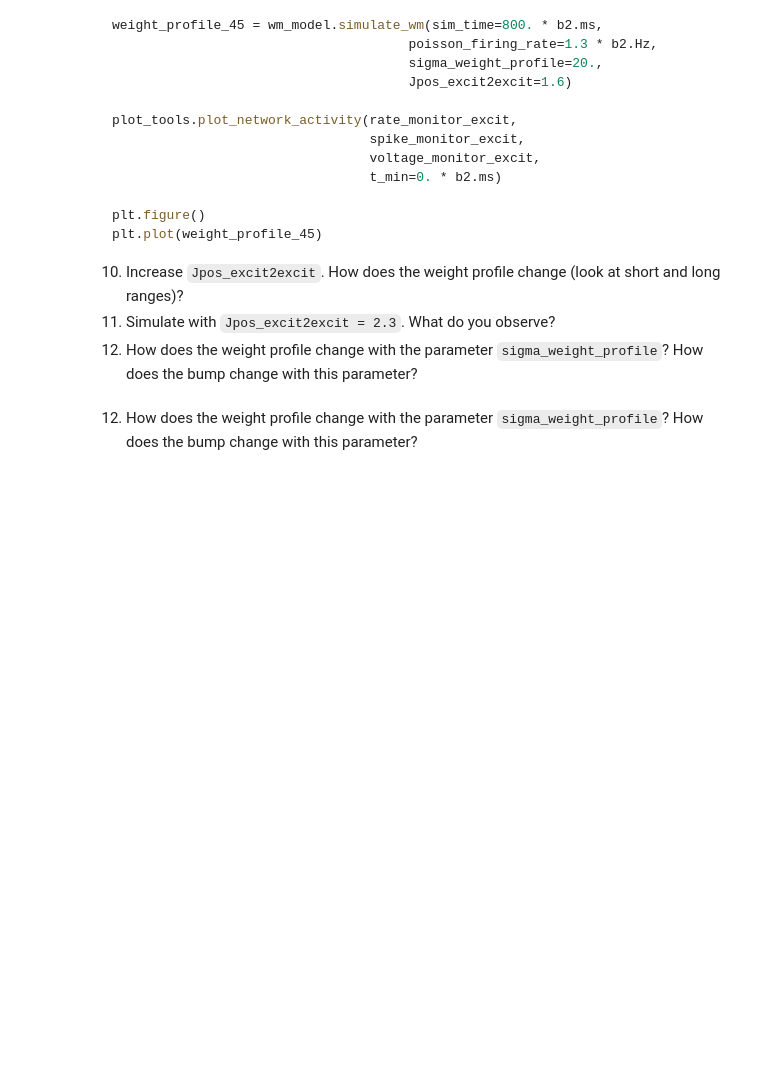
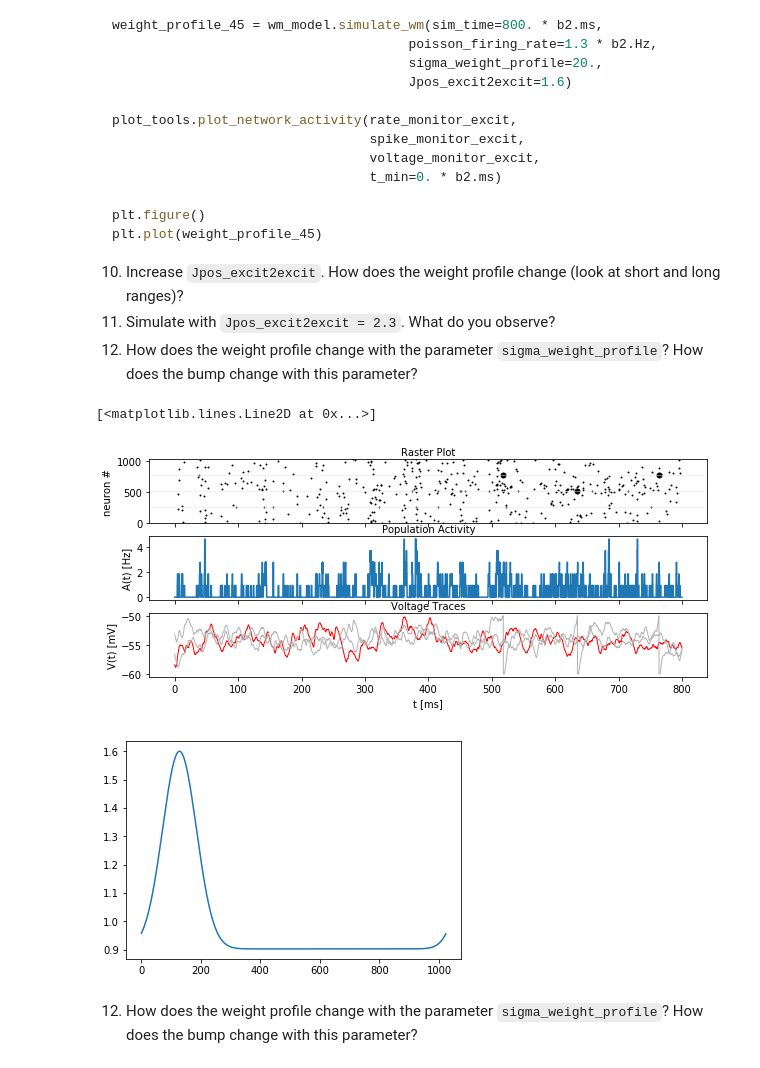
Before and after one commit to mackelab/msne-lsmlsda-2019, a Jupyter notebook: your-code/project3_MeMa/03_spatial_working_memory.ipynb, the cells around one changed output. Drawn from its saved outputs; the diff is of its cells as text; code cells hidden in the pictures; blank space fills up the shorter version.

```diff
--- a/your-code/project3_MeMa/03_spatial_working_memory.ipynb
+++ b/your-code/project3_MeMa/03_spatial_working_memory.ipynb
@@ -180,3 +174,35 @@ plt.plot(weight_profile_45)
 10.   Increase `Jpos_excit2excit`. How does the weight profile change (look at short and long ranges)?
 11.   Simulate with `Jpos_excit2excit = 2.3`. What do you observe?
 12.   How does the weight profile change with the parameter `sigma_weight_profile`? How does the bump change with this parameter?
+# %%
+%matplotlib inline
+import brian2 as b2
+from neurodynex.working_memory_network import wm_model
+from neurodynex.tools import plot_tools
+import matplotlib.pyplot as plt
+
+
+rate_monitor_excit,\
+spike_monitor_excit,\
+voltage_monitor_excit,\
+idx_monitored_neurons_excit,\
+rate_monitor_inhib,\
+spike_monitor_inhib,\
+voltage_monitor_inhib,\
+idx_monitored_neurons_inhib,\
+weight_profile_45 = wm_model.simulate_wm(sim_time=800. * b2.ms,
+                                      poisson_firing_rate=1.3 * b2.Hz,
+                                      sigma_weight_profile=20.,
+                                      Jpos_excit2excit=1.6)
+
+plot_tools.plot_network_activity(rate_monitor_excit,
+                                 spike_monitor_excit,
+                                 voltage_monitor_excit,
+                                 t_min=0. * b2.ms)
+
+plt.figure()
+plt.plot(weight_profile_45)
+# %% [output]
+[<matplotlib.lines.Line2D at 0x...>]
+[figure, added]
+[figure, added]
```
Also changed, not shown: parts of 6 cells of this notebook.
